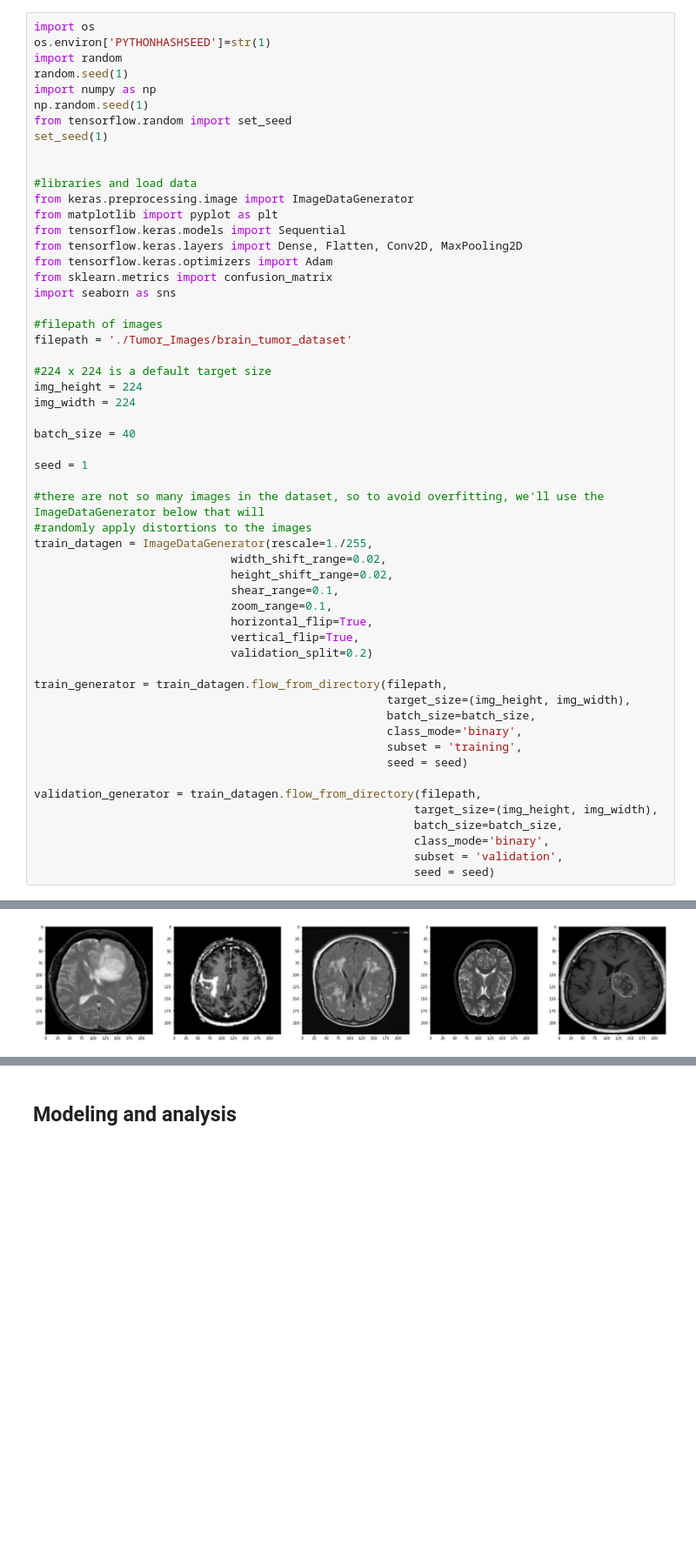
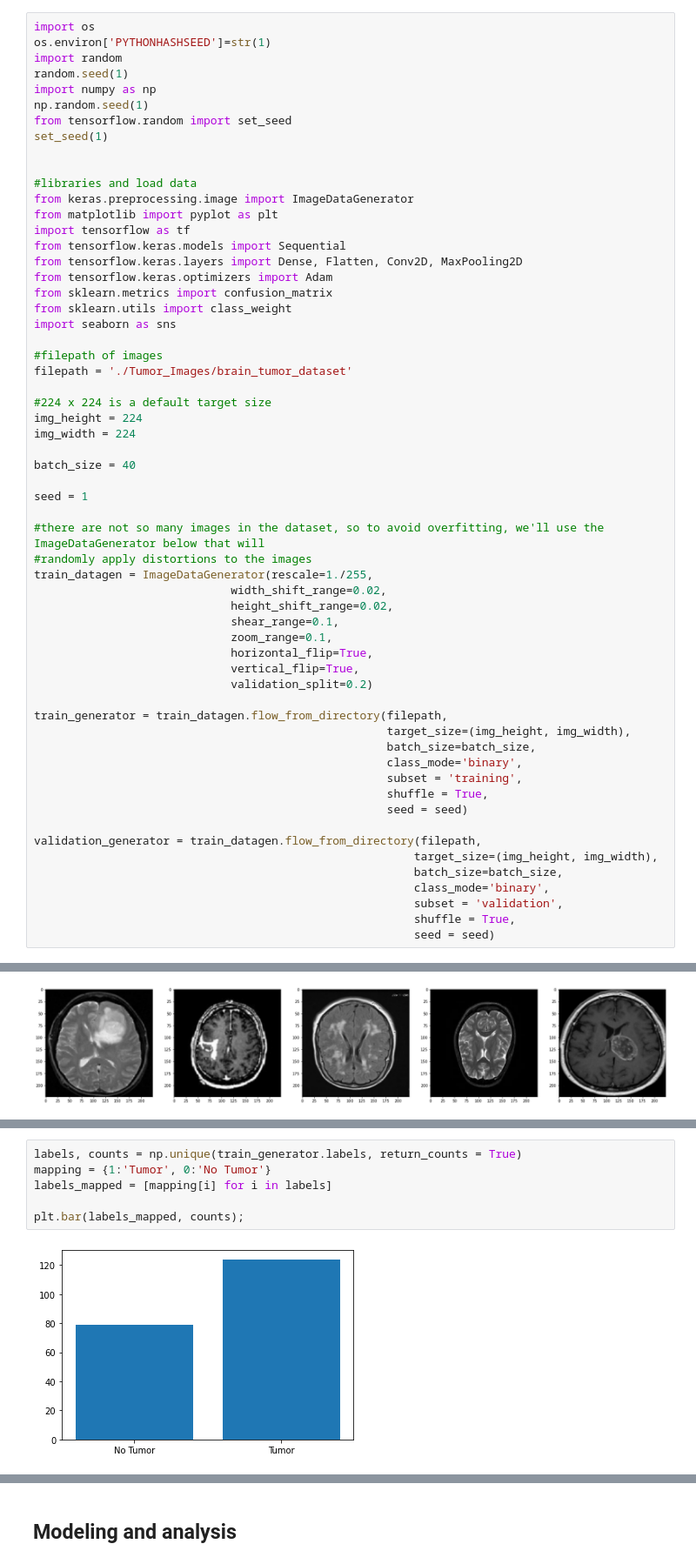
Before and after one commit to robhanusa/Image-Processing, a Jupyter notebook: Tumor_recognition.ipynb, the cells around one changed output, grey strips where cells are left out. Shown at 87% size. Saved outputs shown, nothing was run; the diff lists cells and outputs as text; blank space fills up the shorter version.

Commit message:
Improved model, added weights and more specific metrics

```diff
--- a/Tumor_recognition.ipynb
+++ b/Tumor_recognition.ipynb
@@ -16,10 +16,12 @@ set_seed(1)
 #libraries and load data
 from keras.preprocessing.image import ImageDataGenerator
 from matplotlib import pyplot as plt
+import tensorflow as tf
 from tensorflow.keras.models import Sequential
 from tensorflow.keras.layers import Dense, Flatten, Conv2D, MaxPooling2D
 from tensorflow.keras.optimizers import Adam
 from sklearn.metrics import confusion_matrix
+from sklearn.utils import class_weight
 import seaborn as sns
 
 #filepath of images
@@ -49,6 +51,7 @@ train_generator = train_datagen.flow_from_directory(filepath,
                                                     batch_size=batch_size,
                                                     class_mode='binary',
                                                     subset = 'training',
+                                                    shuffle = True,
                                                     seed = seed)
 
 validation_generator = train_datagen.flow_from_directory(filepath,
@@ -56,6 +59,7 @@ validation_generator = train_datagen.flow_from_directory(filepath,
                                                         batch_size=batch_size,
                                                         class_mode='binary',
                                                         subset = 'validation',
+                                                        shuffle = True,
                                                         seed = seed)
 # %% [output]
 Found 203 images belonging to 2 classes.
@@ -80,0 +87,8 @@ print_batch(X)
+# %%
+labels, counts = np.unique(train_generator.labels, return_counts = True)
+mapping = {1:'Tumor', 0:'No Tumor'}
+labels_mapped = [mapping[i] for i in labels]
+
+plt.bar(labels_mapped, counts);
+# %% [output]
+[figure, added]
```
Also changed, not shown: parts of 6 cells of this notebook.
